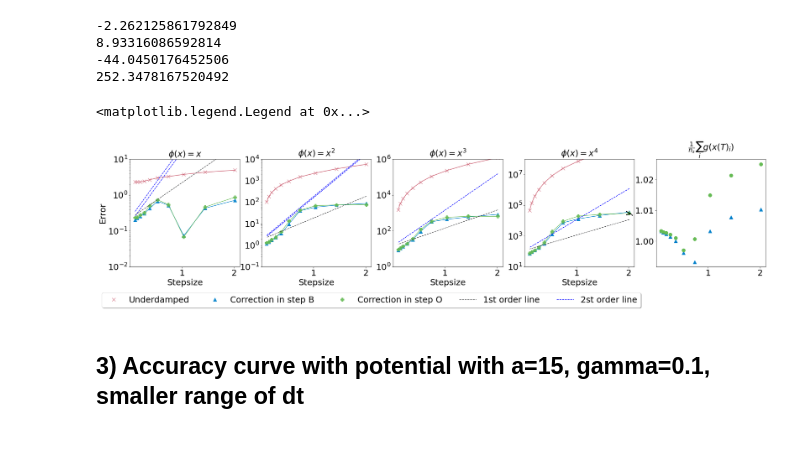
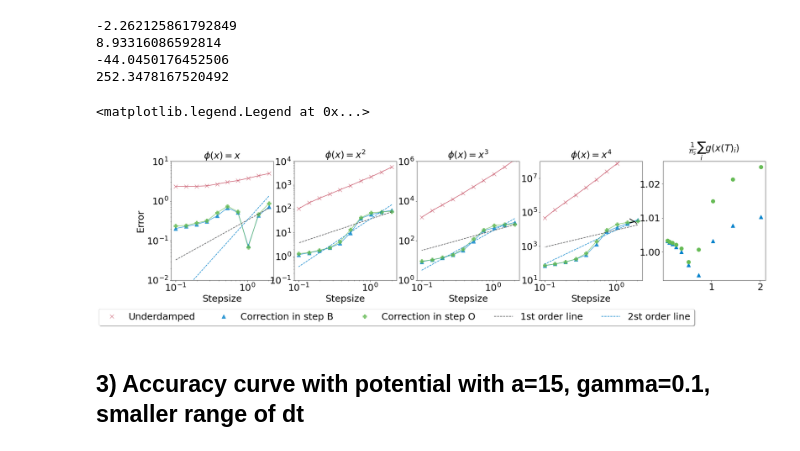
Before and after one commit to alixsleroy/Stepupyourgame, a Jupyter notebook: eddie/visualisations/Spring_plot_accuracy_eddie_29012024.ipynb, the cells around one changed output. Saved outputs shown, nothing was run; the diff lists cells and outputs as text; code cells hidden in the pictures.

```diff
--- a/eddie/visualisations/Spring_plot_accuracy_eddie_29012024.ipynb
+++ b/eddie/visualisations/Spring_plot_accuracy_eddie_29012024.ipynb
@@ -1015,25 +899,16 @@ mom3_list=np.abs(mom3_list-true_mom_3)
 mom4_list=np.abs(mom4_list-true_mom_4)
 
 #Plot moments
-ax1.semilogy(xm,(mom1_list),"x",markersize=mksize,color=myred,label=lab)
-ax2.semilogy(xm,(mom2_list),"x",markersize=mksize,color=myred,label=lab)
-ax3.semilogy(xm,(mom3_list),"x",markersize=mksize,color=myred,label=lab)
-ax4.semilogy(xm,(mom4_list),"x",markersize=mksize,color=myred,label=lab)
+ax1.loglog(xm,(mom1_list),"x",markersize=mksize,color=myred,label=lab)
+ax2.loglog(xm,(mom2_list),"x",markersize=mksize,color=myred,label=lab)
+ax3.loglog(xm,(mom3_list),"x",markersize=mksize,color=myred,label=lab)
+ax4.loglog(xm,(mom4_list),"x",markersize=mksize,color=myred,label=lab)
 
-ax1.semilogy(xm,(mom1_list),color=myred)
-ax2.semilogy(xm,(mom2_list),color=myred)
-ax3.semilogy(xm,(mom3_list),color=myred)
-ax4.semilogy(xm,(mom4_list),color=myred)
+ax1.loglog(xm,(mom1_list),color=myred)
+ax2.loglog(xm,(mom2_list),color=myred)
+ax3.loglog(xm,(mom3_list),color=myred)
+ax4.loglog(xm,(mom4_list),color=myred)
 
-# # ## Add the first order line
-# lb=0
-# ub=len(dtlist) #len(dtlist)+1
-# x = (dtlist[lb:ub])
-# A = np.vstack([x, np.ones(len(x))]).T
-# m, c = np.linalg.lstsq(A, np.log10((mom1_list)[lb:ub]), rcond=None)[0]
-# # ax1.semilogy(dtlist[lb:ub], 10**(1*x + c),"--",color=myblack,label="1st order line")
-# ax1.semilogy(dtlist[lb:ub], 10**(2*x + c-0.2),"--",color="blue")
-# # ax1.text(dtlist[lb:ub][0]+.051,10**(m*x + c)[0]-0.00005,"$\\frac{\\Delta y}{\\Delta x}=$"+str(round(m,2)),color=myblue,rotation=0.,fontsize=font_size)
 
 ## Transformed correction in B
 ################################
@@ -1054,33 +929,17 @@ mom2_list=np.abs(mom2_list-true_mom_2)
 mom3_list=np.abs(mom3_list-true_mom_3)
 mom4_list=np.abs(mom4_list-true_mom_4)
 
-ax1.semilogy(xm,(mom1_list),"^",markersize=mksize,color=myblue,alpha=0.8,label=lab)
-ax2.semilogy(xm,(mom2_list),"^",markersize=mksize,color=myblue,alpha=0.8,label=lab)
-ax3.semilogy(xm,(mom3_list),"^",markersize=mksize,color=myblue,alpha=0.8,label=lab)
-ax4.semilogy(xm,(mom4_list),"^",markersize=mksize,color=myblue,alpha=0.8,label=lab)
+ax1.loglog(xm,(mom1_list),"^",markersize=mksize,color=myblue,alpha=0.8,label=lab)
+ax2.loglog(xm,(mom2_list),"^",markersize=mksize,color=myblue,alpha=0.8,label=lab)
+ax3.loglog(xm,(mom3_list),"^",markersize=mksize,color=myblue,alpha=0.8,label=lab)
+ax4.loglog(xm,(mom4_list),"^",markersize=mksize,color=myblue,alpha=0.8,label=lab)
 
-ax1.semilogy(xm,(mom1_list),color=myblue,alpha=0.8)
-ax2.semilogy(xm,(mom2_list),color=myblue,alpha=0.8)
-ax3.semilogy(xm,(mom3_list),color=myblue,alpha=0.8)
-ax4.semilogy(xm,(mom4_list),color=myblue,alpha=0.8)
+ax1.loglog(xm,(mom1_list),color=myblue,alpha=0.8)
+ax2.loglog(xm,(mom2_list),color=myblue,alpha=0.8)
+ax3.loglog(xm,(mom3_list),color=myblue,alpha=0.8)
+ax4.loglog(xm,(mom4_list),color=myblue,alpha=0.8)
 
 ax5.plot(xm,(gvals),"^",markersize=mksize,color=myblue,label=lab)
-
-# ## Add the first order line
-lb=0
-ub=len(dtlist) #len(dtlist)+1
-x = (dtlist[lb:ub])
-A = np.vstack([x, np.ones(len(x))]).T
-m, c = np.linalg.lstsq(A, np.log10((mom1_list)[lb:ub]), rcond=None)[0]
-# ax1.semilogy(dtlist[lb:ub], 10**(1*x + c),"--",color=myblack,label="1st order line")
-ax1.semilogy(dtlist[lb:ub], 10**(2*x + c-0.2),"--",color="blue")
-# ax1.text(dtlist[lb:ub][0]+.051,10**(m*x + c)[0]-0.00005,"$\\frac{\\Delta y}{\\Delta x}=$"+str(round(m,2)),color=myblue,rotation=0.,fontsize=font_size)
-
-x = (dtlist[lb:ub])
-A = np.vstack([x, np.ones(len(x))]).T
-m, c = np.linalg.lstsq(A, np.log10((mom2_list)[lb:ub]), rcond=None)[0]
-# ax2.semilogy(dtlist[lb:ub], 10**(1*x + c),"--",color=myblack,label="1st order line")
-ax2.semilogy(dtlist[lb:ub], 10**(2*x + c),"--",color="blue",label="2st order line")
 
 
 ## Transformed correction in O
@@ -1102,80 +961,77 @@ mom2_list=np.abs(mom2_list-true_mom_2)
 mom3_list=np.abs(mom3_list-true_mom_3)
 mom4_list=np.abs(mom4_list-true_mom_4)
 
-ax1.semilogy(xm,(mom1_list),"P",markersize=mksize,color=mygreen,alpha=0.8,label=lab)
-ax2.semilogy(xm,(mom2_list),"P",markersize=mksize,color=mygreen,alpha=0.8,label=lab)
-ax3.semilogy(xm,(mom3_list),"P",markersize=mksize,color=mygreen,alpha=0.8,label=lab)
-ax4.semilogy(xm,(mom4_list),"P",markersize=mksize,color=mygreen,alpha=0.8,label=lab)
+ax1.loglog(xm,(mom1_list),"P",markersize=mksize,color=mygreen,alpha=0.8,label=lab)
+ax2.loglog(xm,(mom2_list),"P",markersize=mksize,color=mygreen,alpha=0.8,label=lab)
+ax3.loglog(xm,(mom3_list),"P",markersize=mksize,color=mygreen,alpha=0.8,label=lab)
+ax4.loglog(xm,(mom4_list),"P",markersize=mksize,color=mygreen,alpha=0.8,label=lab)
 
-ax1.semilogy(xm,(mom1_list),color=mygreen,alpha=0.8)
-ax2.semilogy(xm,(mom2_list),color=mygreen,alpha=0.8)
-ax3.semilogy(xm,(mom3_list),color=mygreen,alpha=0.8)
-ax4.semilogy(xm,(mom4_list),color=mygreen,alpha=0.8)
+ax1.loglog(xm,(mom1_list),color=mygreen,alpha=0.8)
+ax2.loglog(xm,(mom2_list),color=mygreen,alpha=0.8)
+ax3.loglog(xm,(mom3_list),color=mygreen,alpha=0.8)
+ax4.loglog(xm,(mom4_list),color=mygreen,alpha=0.8)
 ax5.plot(xm,(gvals),"o",markersize=mksize,color=mygreen,label=lab)
 
 
 # ## Add the first order line
 lb=0
 ub=len(dtlist) #len(dtlist)+1
-x = (dtlist[lb:ub])
+x = np.log10(dtlist[lb:ub])
 A = np.vstack([x, np.ones(len(x))]).T
 m, c = np.linalg.lstsq(A, np.log10((mom1_list)[lb:ub]), rcond=None)[0]
-ax1.semilogy(dtlist[lb:ub], 10**(1*x + c-0.1),"--",color=myblack,label="1st order line")
-ax1.semilogy(dtlist[lb:ub], 10**(2*x + c-0.1),"--",color="blue",label="2st order line")
+ax1.loglog(dtlist[lb:ub], 10**(1*x + c-0.1),"--",color=myblack,label="1st order line")
+ax1.loglog(dtlist[lb:ub], 10**(2*x + c-0.1),"--",color=myblue,label="2st order line")
 # ax1.text(dtlist[lb:ub][0]+.051,10**(m*x + c)[0]-0.00005,"$\\frac{\\Delta y}{\\Delta x}=$"+str(round(m,2)),color=myblue,rotation=0.,fontsize=font_size)
 
-x = (dtlist[lb:ub])
 A = np.vstack([x, np.ones(len(x))]).T
 m, c = np.linalg.lstsq(A, np.log10((mom2_list)[lb:ub]), rcond=None)[0]
-ax2.semilogy(dtlist[lb:ub], 10**(1*x + c),"--",color=myblack,label="1st order line")
-ax2.semilogy(dtlist[lb:ub], 10**(2*x + c),"--",color="blue",label="2st order line")
+ax2.loglog(dtlist[lb:ub], 10**(1*x + c),"--",color=myblack,label="1st order line")
+ax2.loglog(dtlist[lb:ub], 10**(2*x + c),"--",color=myblue,label="2st order line")
 # ax1.text(dtlist[lb:ub][0]+.051,10**(m*x + c)[0]-0.00005,"$\\frac{\\Delta y}{\\Delta x}=$"+str(round(m,2)),color=myblue,rotation=0.,fontsize=font_size)
 
-x = (dtlist[lb:ub])
 A = np.vstack([x, np.ones(len(x))]).T
 m, c = np.linalg.lstsq(A, np.log10((mom3_list)[lb:ub]), rcond=None)[0]
-ax3.semilogy(dtlist[lb:ub], 10**(1*x + c),"--",color=myblack,label="1st order line")
-ax3.semilogy(dtlist[lb:ub], 10**(2*x + c),"--",color="blue",label="2st order line")
+ax3.loglog(dtlist[lb:ub], 10**(1*x + c),"--",color=myblack,label="1st order line")
+ax3.loglog(dtlist[lb:ub], 10**(2*x + c),"--",color=myblue,label="2st order line")
 # ax1.text(dtlist[lb:ub][0]+.051,10**(m*x + c)[0]-0.00005,"$\\frac{\\Delta y}{\\Delta x}=$"+str(round(m,2)),color=myblue,rotation=0.,fontsize=font_size)
 
 
-x = (dtlist[lb:ub])
 A = np.vstack([x, np.ones(len(x))]).T
 m, c = np.linalg.lstsq(A, np.log10((mom4_list)[lb:ub]), rcond=None)[0]
-ax4.semilogy(dtlist[lb:ub], 10**(1*x + c),"--",color=myblack,label="1st order line")
-ax4.semilogy(dtlist[lb:ub], 10**(2*x + c),"--",color="blue",label="2st order line")
+ax4.loglog(dtlist[lb:ub], 10**(1*x + c),"--",color=myblack,label="1st order line")
+ax4.loglog(dtlist[lb:ub], 10**(2*x + c),"--",color=myblue,label="2st order line")
 # ax1.text(dtlist[lb:ub][0]+.051,10**(m*x + c)[0]-0.00005,"$\\frac{\\Delta y}{\\Delta x}=$"+str(round(m,2)),color=myblue,rotation=0.,fontsize=font_size)
 
 ax1.set_ylim([10**(-2),10**1]) #change to -7.5 for a=2.5
 ax2.set_ylim([10**(-1),10**4]) #change to -7.5 for a=2.5
 ax3.set_ylim([10**(-0),10**6]) #change to -7.5 for a=2.5
 ax4.set_ylim([10**(1),10**8]) #change to -7.5 for a=2.5
 
 
 #label of ]y axis
 ax1.set_title("$\\phi(x)=x$",fontsize=font_size)
 ax2.set_title("$\\phi(x)=x^2$",fontsize=font_size)
 ax3.set_title("$\\phi(x)=x^3$",fontsize=font_size)
 ax4.set_title("$\\phi(x)=x^4$",fontsize=font_size)
 
 ax5.set_title("$\\frac{1}{n_s}\\sum_{i} g(x(T)_i)$",fontsize=font_size)
 
 # label of y axis
 ax1.set_ylabel("Error",fontsize=font_size)
 # ax2.set_ylabel("Error",fontsize=font_size)
 # ax3.set_ylabel("Error",fontsize=font_size)
 ax5.set_ylabel("$y$",fontsize=font_size)
 
 # label of x axis
 ax1.set_xlabel("Stepsize",fontsize=font_size)
 ax2.set_xlabel("Stepsize",fontsize=font_size)
 ax3.set_xlabel("Stepsize",fontsize=font_size)
 ax4.set_xlabel("Stepsize",fontsize=font_size)
 
 ax1.legend(loc='upper center', bbox_to_anchor=(2.2, -0.2),fontsize=font_size,
           fancybox=True, shadow=True, ncol=5)
 # %% [output]
 <matplotlib.legend.Legend at 0x...>
-[figure, old version]
+[figure, new version]
 # %% [markdown]
 ## 3) Accuracy curve with potential with a=15, gamma=0.1, smaller range of dt
```
Also changed, not shown: parts of 12 cells of this notebook, 4 other files.
